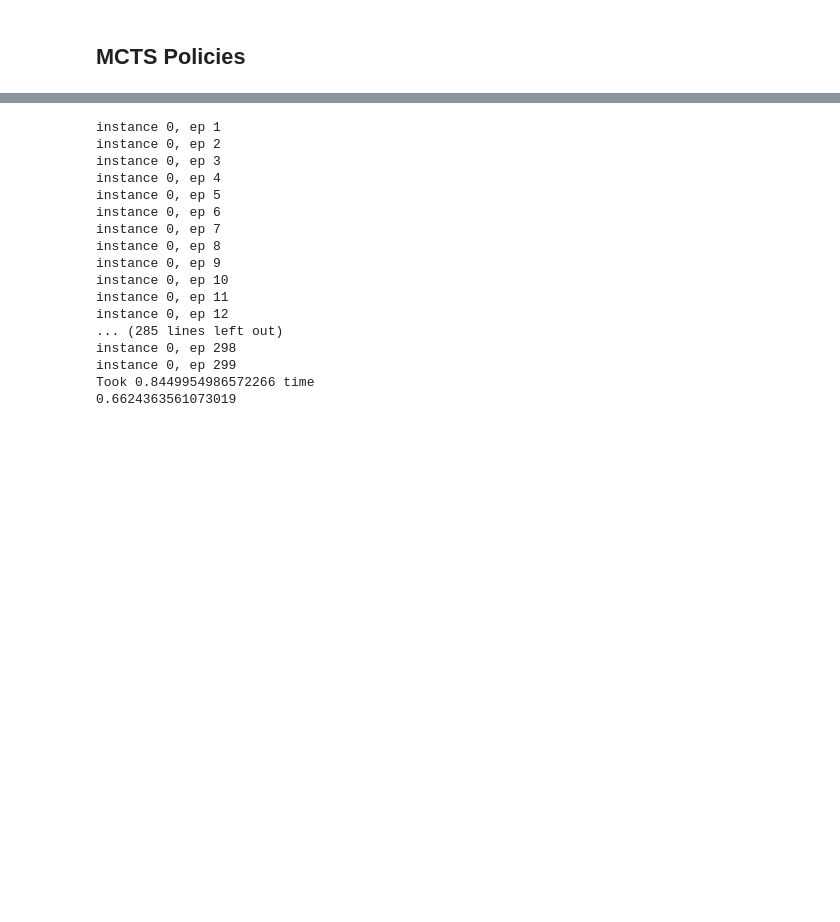
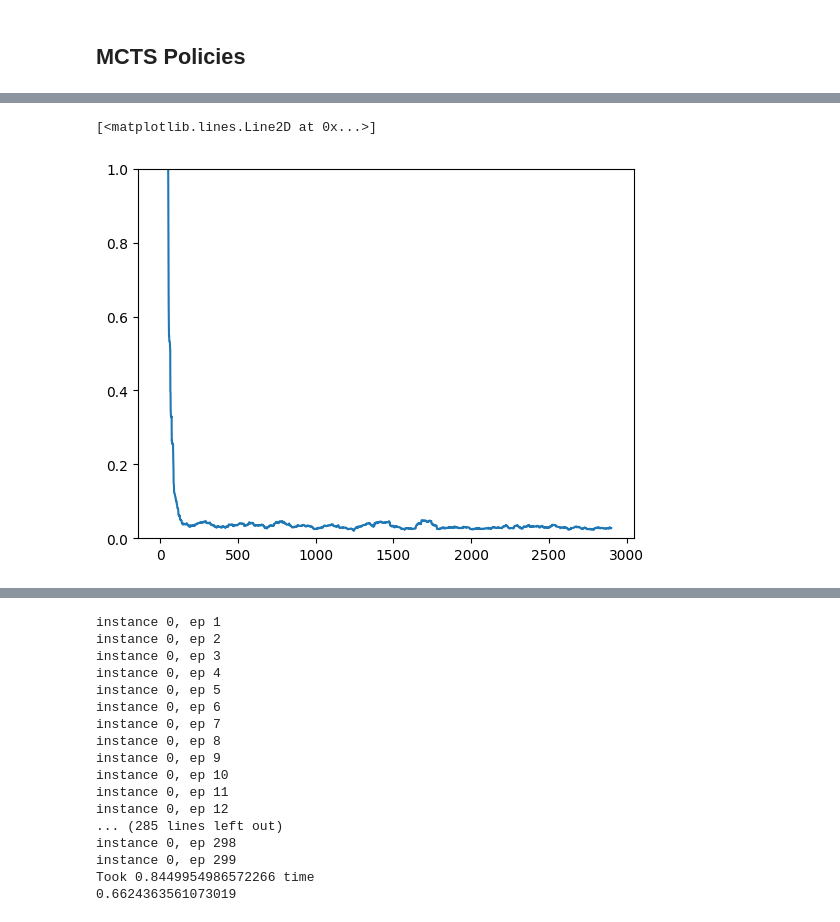
Before and after one commit to naveenr414/food-rescue-rmab, a Jupyter notebook: scripts/Large Combined Oracle Bandits.ipynb, the cells around one changed output, grey strips where cells are left out. Saved outputs shown, nothing was run; the diff lists cells and outputs as text; code cells hidden in the pictures; blank space fills up the shorter version.

```diff
--- a/scripts/Large Combined Oracle Bandits.ipynb
+++ b/scripts/Large Combined Oracle Bandits.ipynb
@@ -359,7 +356,7 @@ Took 0.9962916374206543 time
 # %%
 if is_jupyter:
     policy = full_mcts_policy
-    full_mcts_reward, full_mcts_active_rate = run_heterogenous_policy(simulator, n_episodes, n_epochs, discount,policy,seed,lamb=lamb)
+    full_mcts_reward, full_mcts_active_rate,memory = run_heterogenous_policy(simulator, n_episodes, n_epochs, discount,policy,seed,lamb=lamb,get_memory=True)
     time_mcts = simulator.time_taken
     print(np.mean(full_mcts_reward) + full_mcts_active_rate*lamb*n_arms*volunteers_per_arm)
 # %% [output]
@@ -382,0 +380,8 @@ Took 69.38949632644653 time
+# %%
+policy_losses = memory[-5]
+value_losses = memory[-9]
+plt.ylim([0,1])
+plt.plot([np.mean(value_losses[i:i+100]) for i in range(len(value_losses)-100)])
+# %% [output]
+[<matplotlib.lines.Line2D at 0x...>]
+[figure, added]
```
Also changed, not shown: parts of 12 cells of this notebook, 7 other files.
